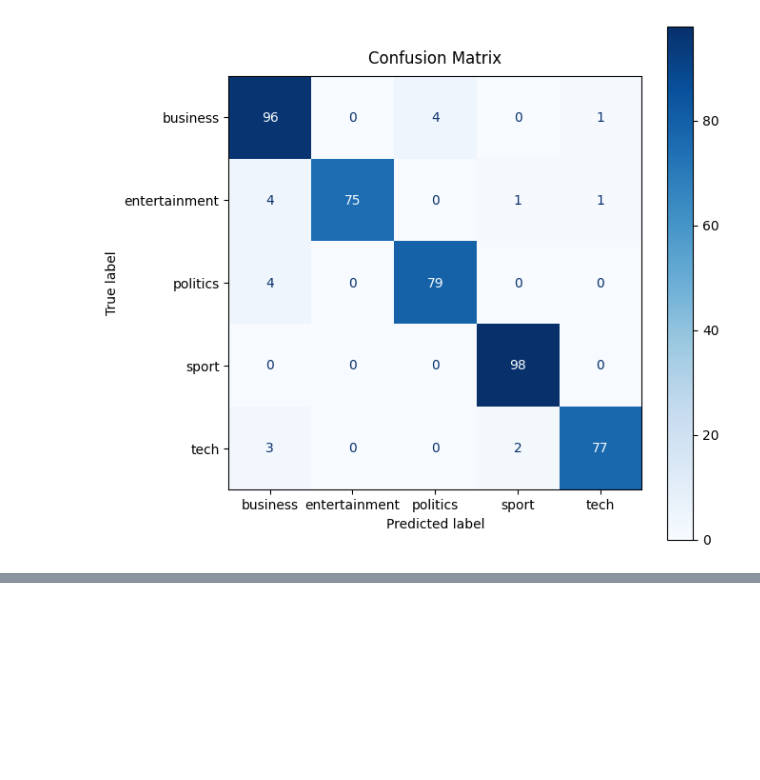
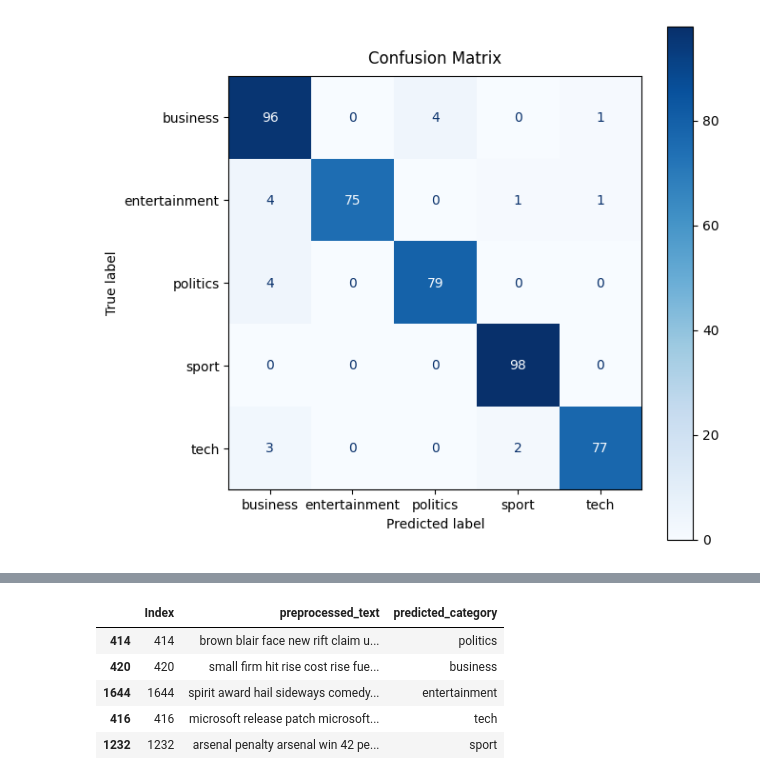
Before and after one commit to FatemeAmlahi/BBC_article_category_classification, a Jupyter notebook: notebooks/article_classification.ipynb, the cells around one changed output, grey strips where cells are left out. Saved outputs shown, nothing was run; the diff lists cells and outputs as text; code cells hidden in the pictures; blank space fills up the shorter version.

```diff
--- a/notebooks/article_classification.ipynb
+++ b/notebooks/article_classification.ipynb
@@ -314,0 +326,17 @@ Text(0.5, 1.0, 'Confusion Matrix')
+# %%
+test_indices = y_test.index
+output_df = pd.DataFrame({
+    "Index" : test_indices,
+    "preprocessed_text" : df.loc[test_indices,"preprocessed_text"],
+    "predicted_category": label_encoder.inverse_transform(y_pred)
+
+})
+output_df.to_csv('../Data/output/predictions.csv', index=False)
+output_df.head()
+# %% [output]
+|  | Index | preprocessed_text | predicted_category |
+| 414 | 414 | brown blair face new rift claim u... | politics |
+| 420 | 420 | small firm hit rise cost rise fue... | business |
+| 1644 | 1644 | spirit award hail sideways comedy... | entertainment |
+| 416 | 416 | microsoft release patch microsoft... | tech |
+| 1232 | 1232 | arsenal penalty arsenal win 42 pe... | sport |
```
Also changed, not shown: parts of 2 cells of this notebook, 1 other file.
